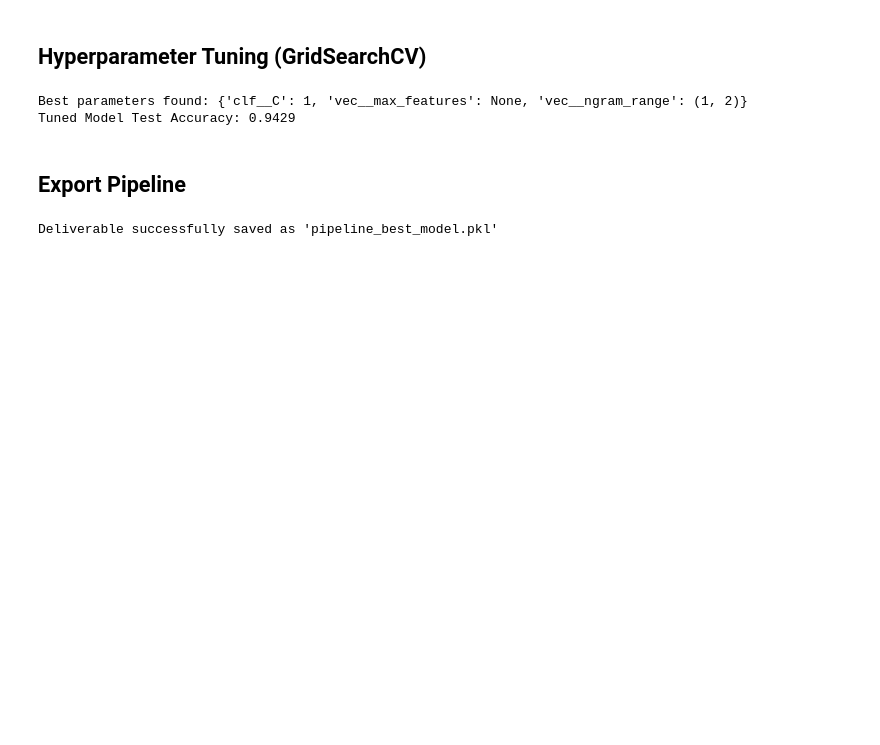
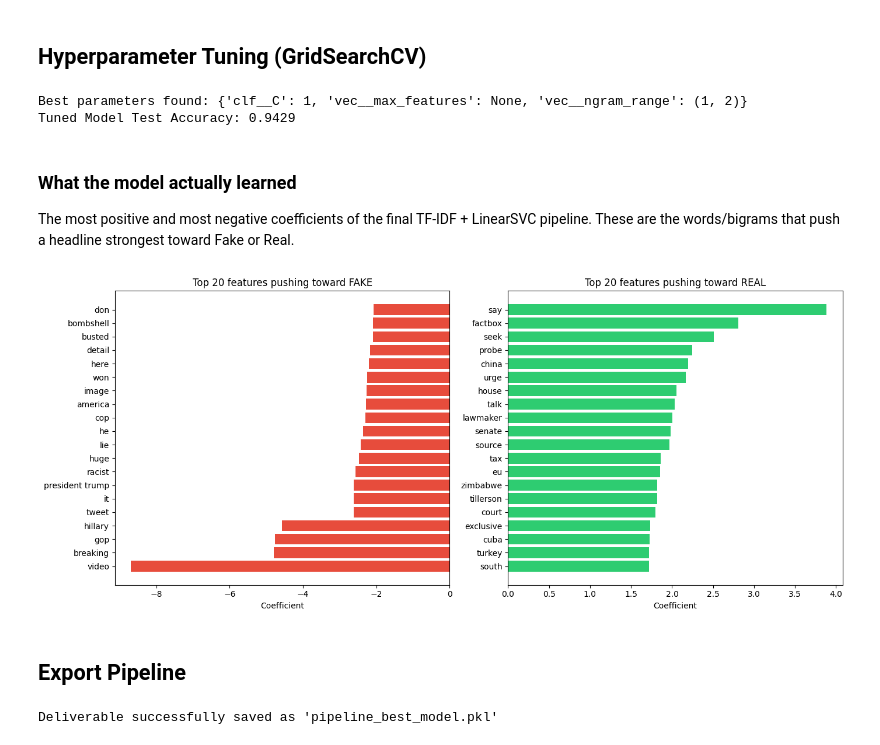
Before and after one commit to sabeurzarai/fake-news-detection-nlp, a Jupyter notebook: main.ipynb, the cells around one changed output. Saved outputs shown, nothing was run; the diff lists cells and outputs as text; code cells hidden in the pictures; blank space fills up the shorter version.

```diff
--- a/main.ipynb
+++ b/main.ipynb
@@ -386,6 +418,37 @@ final_best_model = grid_search.best_estimator_
 # %% [output]
 Best parameters found: {'clf__C': 1, 'vec__max_features': None, 'vec__ngram_range': (1, 2)}
 Tuned Model Test Accuracy: 0.9429
+# %% [markdown]
+### What the model actually learned
+
+The most positive and most negative coefficients of the final TF-IDF + LinearSVC pipeline. These are the words/bigrams that push a headline strongest toward Fake or Real.
+# %%
+# Which words pull the model toward FAKE vs REAL?
+vec = final_best_model.named_steps['vec']
+clf = final_best_model.named_steps['clf']
+
+feature_names = np.array(vec.get_feature_names_out())
+coefs = clf.coef_.ravel()
+
+top_n = 20
+top_real_idx = np.argsort(coefs)[-top_n:]
+top_fake_idx = np.argsort(coefs)[:top_n]
+
+fig, axes = plt.subplots(1, 2, figsize=(14, 6))
+
+axes[0].barh(feature_names[top_fake_idx], coefs[top_fake_idx], color='#e74c3c')
+axes[0].set_title(f'Top {top_n} features pushing toward FAKE')
+axes[0].set_xlabel('Coefficient')
+
+axes[1].barh(feature_names[top_real_idx], coefs[top_real_idx], color='#2ecc71')
+axes[1].set_title(f'Top {top_n} features pushing toward REAL')
+axes[1].set_xlabel('Coefficient')
+
+plt.tight_layout()
+plt.savefig('top_coefficients.png', dpi=150)
+plt.show()
+# %% [output]
+[figure, added]
 # %% [markdown]
 ## Export Pipeline
 # %%
```
Also changed, not shown: parts of 20 cells of this notebook, 5 other files.
